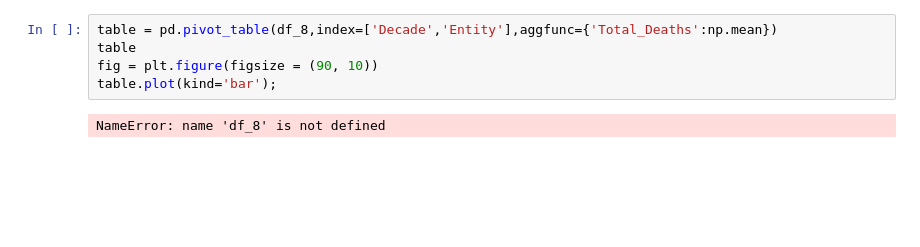
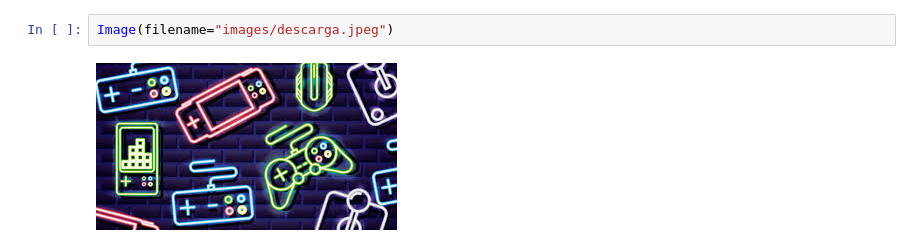
Before and after one commit to PaulaNuno/storytelling-project, a Jupyter notebook: story_telling.ipynb, the cells around one changed output. Cells and saved outputs as stored; diff of their text form; blank space fills up the shorter version.

```diff
--- a/story_telling.ipynb
+++ b/story_telling.ipynb
@@ -59,7 +8,4 @@ plt.show()
-# %%
-table = pd.pivot_table(df_8,index=['Decade','Entity'],aggfunc={'Total_Deaths':np.mean})
-table
-fig = plt.figure(figsize = (90, 10))
-table.plot(kind='bar');
-# %% [output]
-NameError: name 'df_8' is not defined
+# %%
+Image(filename="images/descarga.jpeg")
+# %% [output]
+[figure, added]
```
Also changed, not shown: parts of 8 cells of this notebook, 1 other file.
